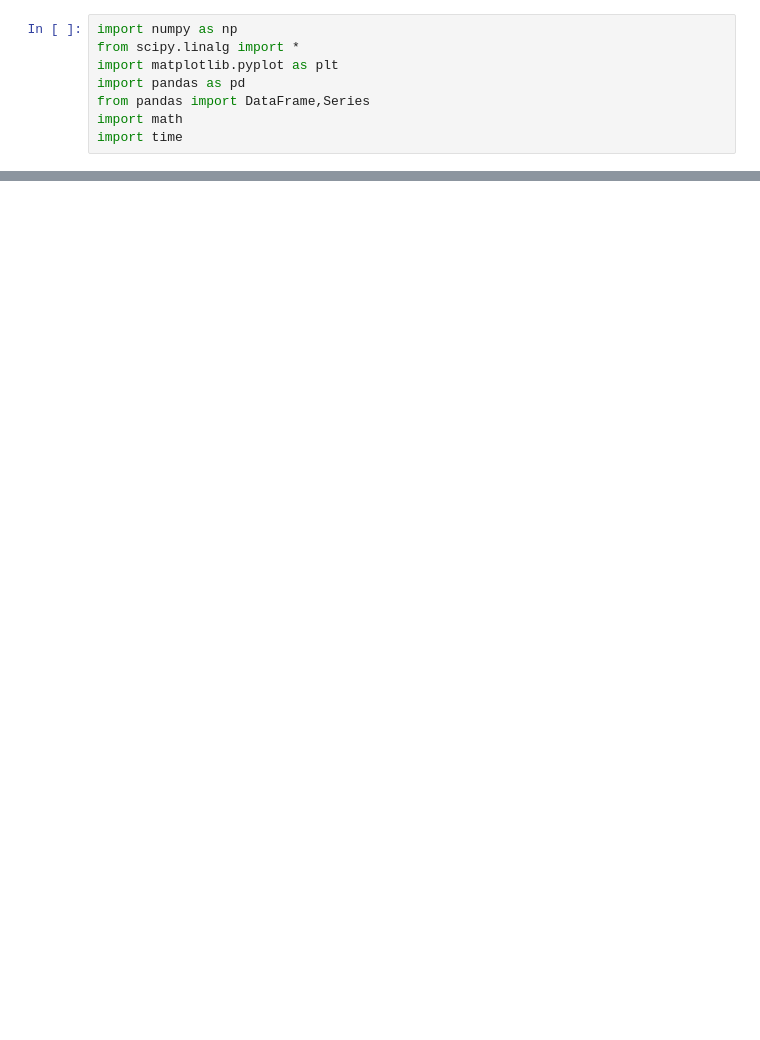
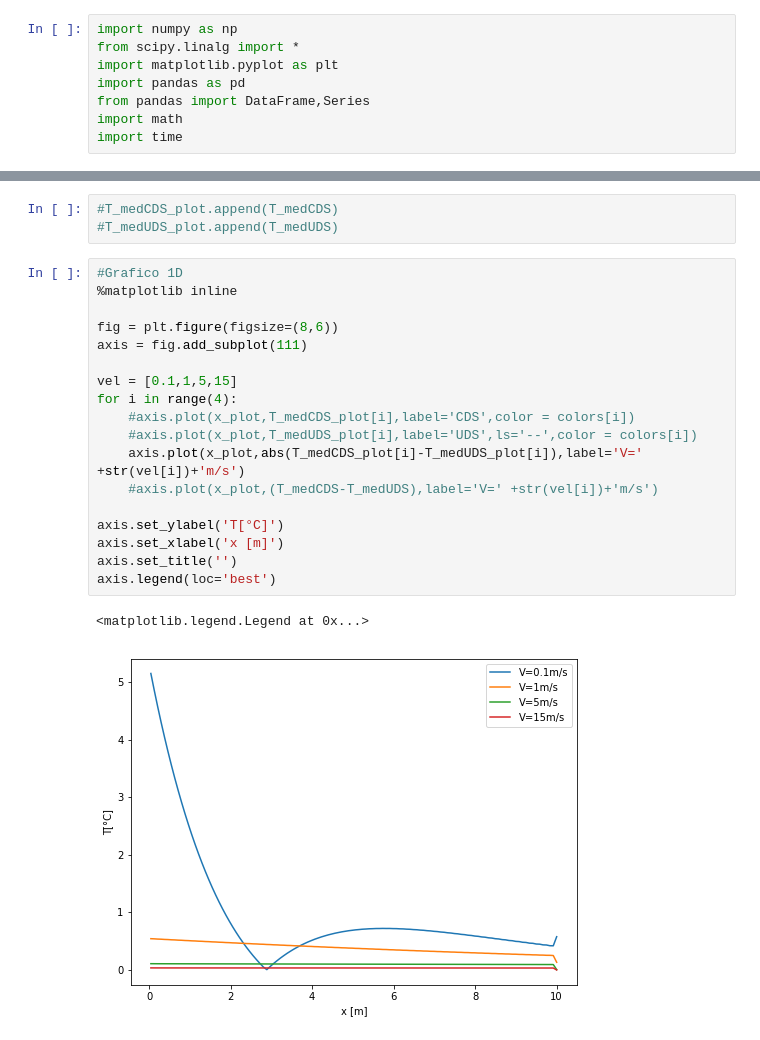
Before and after one commit to gusttavlang/TransComp, a Jupyter notebook: Trabalho 6/Trabalho 6 - Laminador.ipynb, the cells around one changed output, grey strips where cells are left out. Cells and saved outputs as stored; diff of their text form; blank space fills up the shorter version.

```diff
--- a/Trabalho 6/Trabalho 6 - Laminador.ipynb
+++ b/Trabalho 6/Trabalho 6 - Laminador.ipynb
@@ -173,0 +397,24 @@ tempo = tempo_final-tempo_inicial
+# %%
+#T_medCDS_plot.append(T_medCDS)
+#T_medUDS_plot.append(T_medUDS)
+# %%
+#Grafico 1D
+%matplotlib inline
+
+fig = plt.figure(figsize=(8,6))
+axis = fig.add_subplot(111)
+
+vel = [0.1,1,5,15]
+for i in range(4):
+    #axis.plot(x_plot,T_medCDS_plot[i],label='CDS',color = colors[i])
+    #axis.plot(x_plot,T_medUDS_plot[i],label='UDS',ls='--',color = colors[i])
+    axis.plot(x_plot,abs(T_medCDS_plot[i]-T_medUDS_plot[i]),label='V=' +str(vel[i])+'m/s')
+    #axis.plot(x_plot,(T_medCDS-T_medUDS),label='V=' +str(vel[i])+'m/s')
+
+axis.set_ylabel('T[°C]')
+axis.set_xlabel('x [m]')
+axis.set_title('')
+axis.legend(loc='best')
+# %% [output]
+<matplotlib.legend.Legend at 0x...>
+[figure, added]
```
Also changed, not shown: parts of 7 cells of this notebook, 2 other files.
